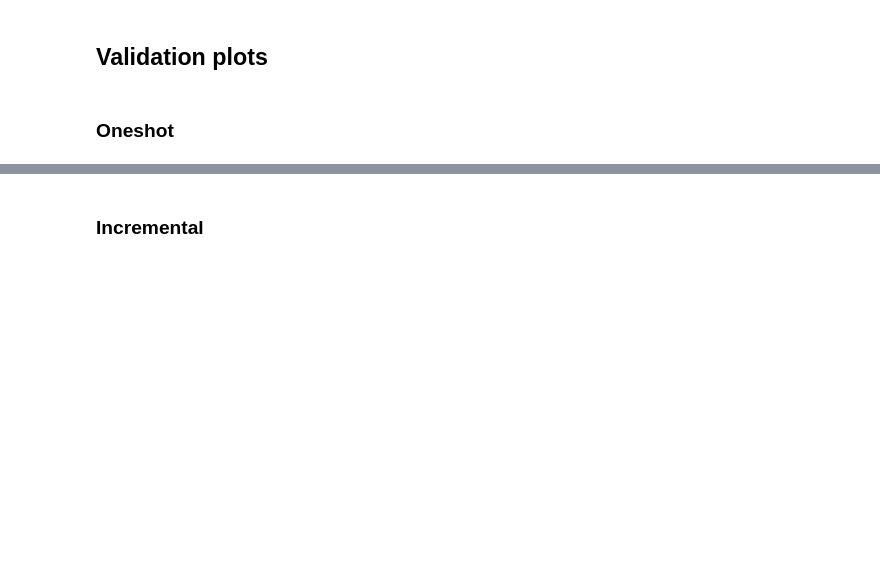
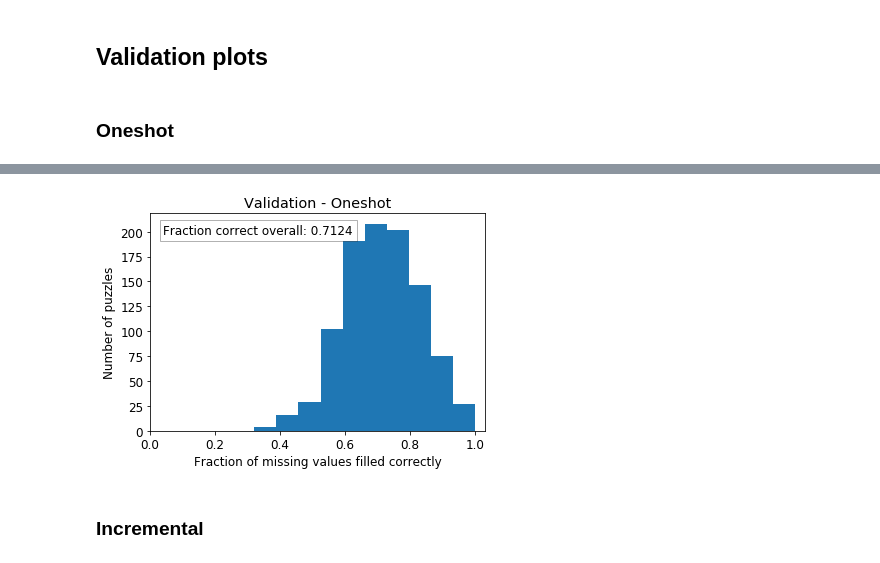
Before and after one commit to ostrokach/proteinsolver, a Jupyter notebook: notebooks/06_sudoku_analysis.ipynb, the cells around one changed output, grey strips where cells are left out. Cells and saved outputs as stored; diff of their text form; code cells hidden in the pictures; blank space fills up the shorter version.

```diff
--- a/notebooks/06_sudoku_analysis.ipynb
+++ b/notebooks/06_sudoku_analysis.ipynb
@@ -342,7 +354,7 @@ for i, data in tqdm.tqdm_notebook(
             drop_last=False,
         )
     ),
-    total=1001,
+    total=1000,
 ):
     if i >= 1000:
         break
@@ -360,4 +372,4 @@ for i, data in tqdm.tqdm_notebook(
             "num_total": num_total,
         }
     )
-results_df = pd.DataFrame(results)
+val_oneshot_results_df = pd.DataFrame(results)
@@ -364,23 +378,23 @@ results_df = pd.DataFrame(results)
 # %%
 xlim = (0.0, 1.03)
 textstr = """\
 Fraction correct overall: {:.4f}
 """.format(
-    results_df["num_correct"].sum() / results_df["num_total"].sum()
+    val_oneshot_results_df["num_correct"].sum() / val_oneshot_results_df["num_total"].sum()
 ).strip()
 props = dict(facecolor="white", alpha=0.3)
 
 with plt.rc_context(rc={"font.size": 12}):
     fg, ax = plt.subplots(figsize=(6, 4))
-    data = results_df["fraction_correct"]
+    data = val_oneshot_results_df["fraction_correct"]
     assert data.min() >= xlim[0] and data.max() <= xlim[1]
     ax.hist(data)
     ax.set_ylabel("Number of puzzles")
     ax.set_xlabel("Fraction of missing values filled correctly")
     ax.set_xlim(*xlim)
     #     ax.set_ylim(0, 5)
     ax.set_title("Validation - Oneshot")
     ax.text(0.04, 0.95, textstr, transform=ax.transAxes, fontsize="medium", verticalalignment="top", bbox=props)
 fg.savefig(NOTEBOOK_PATH / "validation-oneshot.svg")
-fg.savefig(NOTEBOOK_PATH / "validation-oneshot.pdf")
-fg.savefig(NOTEBOOK_PATH / "validation-oneshot.png", dpi=300)
+# %% [output]
+[figure, added]
```
Also changed, not shown: parts of 25 cells of this notebook.
